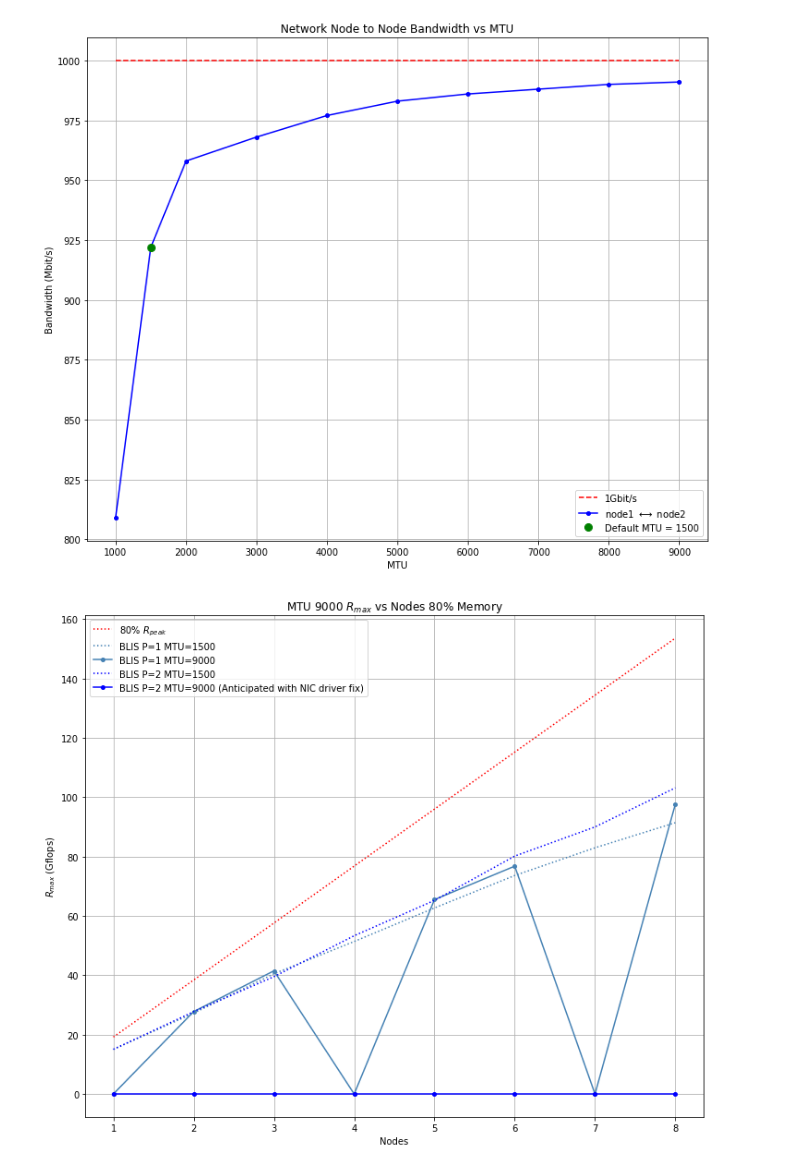
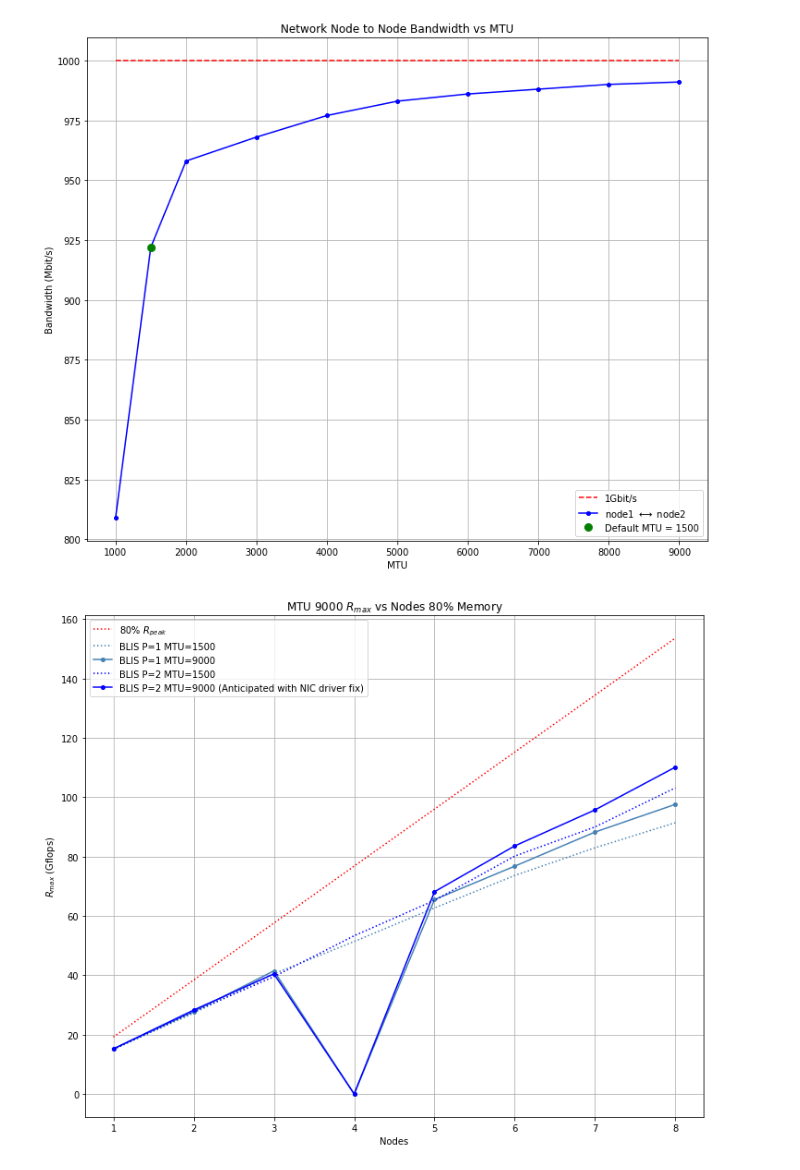
Before and after one commit to johnduffymsc/dissertation, a Jupyter notebook: picluster.ipynb, the cells around one changed output. Drawn from its saved outputs; the diff is of its cells as text; code cells hidden in the pictures.

```diff
--- a/picluster.ipynb
+++ b/picluster.ipynb
@@ -481,44 +481,44 @@ blis_p2_1500 = [
 ]
 
 blis_p1_9000 = [
-    0,
+    1.5208e+01,
     2.7767e+01,
     4.1503e+01,
     0,
     6.5496e+01,
     7.6772e+01,
-    0,
+    8.8257e+01,
     9.7589e+01
 ]
 
 blis_p2_9000 = [
-    0,
-    0,
-    0,
-    0,
-    0,
-    0,
-    0,
-    0
+    blis_p2_1500[0] * blis_p1_9000[0] / blis_p1_1500[0],
+    blis_p2_1500[1] * blis_p1_9000[1] / blis_p1_1500[1],
+    blis_p2_1500[2] * blis_p1_9000[2] / blis_p1_1500[2],
+    blis_p2_1500[3] * blis_p1_9000[3] / blis_p1_1500[3],
+    blis_p2_1500[4] * blis_p1_9000[4] / blis_p1_1500[4],
+    blis_p2_1500[5] * blis_p1_9000[5] / blis_p1_1500[5],
+    blis_p2_1500[6] * blis_p1_9000[6] / blis_p1_1500[6],
+    blis_p2_1500[7] * blis_p1_9000[7] / blis_p1_1500[7]
 ]
 
 plt.figure(figsize=(12, 10))
 plt.title("MTU 9000 $R_{max}$ vs Nodes 80% Memory")
 plt.plot(nodes, r_peak_80, ":r", markersize=4)
 plt.plot(nodes, blis_p1_1500, ":", markersize=4, color="steelblue")
 plt.plot(nodes, blis_p1_9000, "-o", markersize=4, color="steelblue")
 plt.plot(nodes, blis_p2_1500, ":b", markersize=4)
 plt.plot(nodes, blis_p2_9000, "-bo", markersize=4)
 plt.xlabel("Nodes")
 plt.ylabel("$R_{max}$ (Gflops)")
 plt.legend(["80% $R_{peak}$",
             "BLIS P=1 MTU=1500",
             "BLIS P=1 MTU=9000",
             "BLIS P=2 MTU=1500",
             "BLIS P=2 MTU=9000 (Anticipated with NIC driver fix)"])
 plt.grid()
 plt.savefig("gflops_vs_nodes_80_percent_memory_mtu_9000.pdf")
 plt.savefig("gflops_vs_nodes_80_percent_memory_mtu_9000.png")
 plt.show()
 # %% [output]
-[figure, old version]
+[figure, new version]
```
Also changed, not shown: 2 other files.
